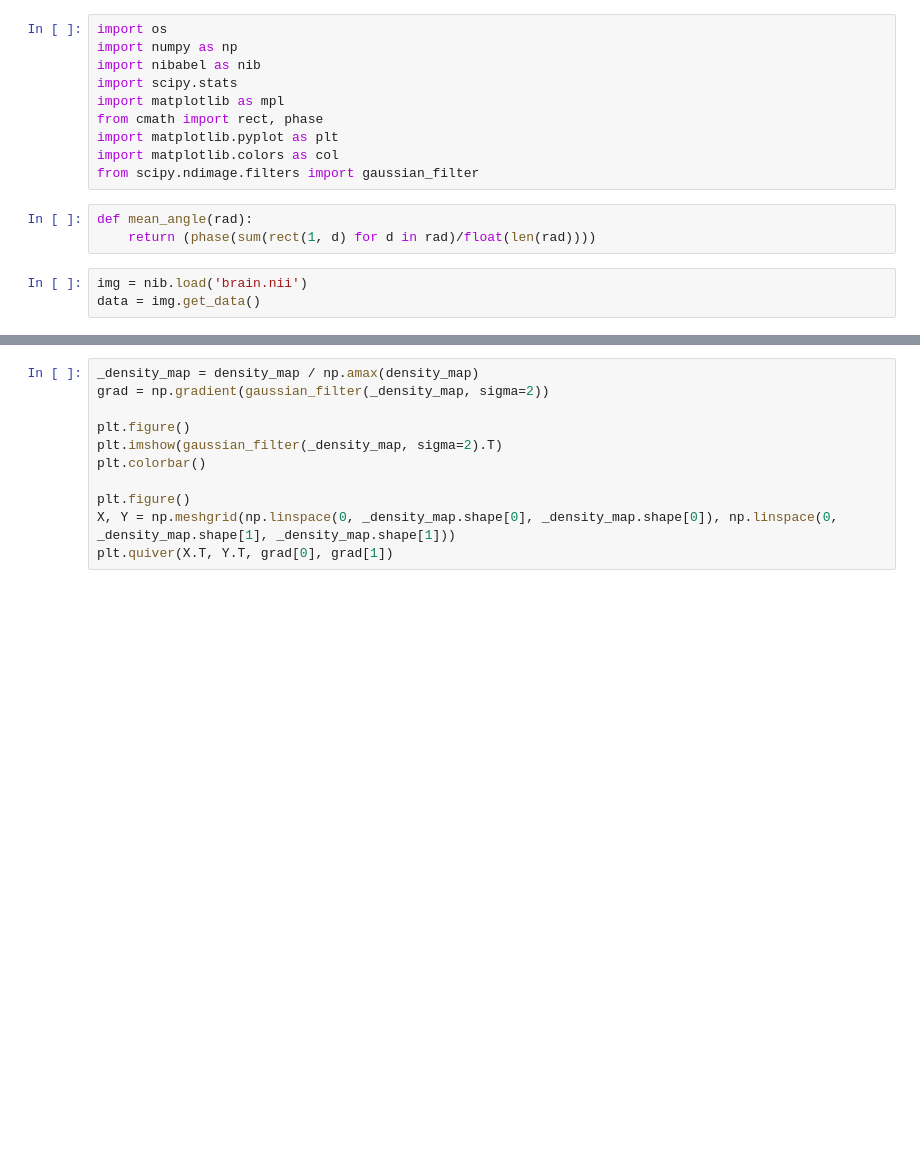
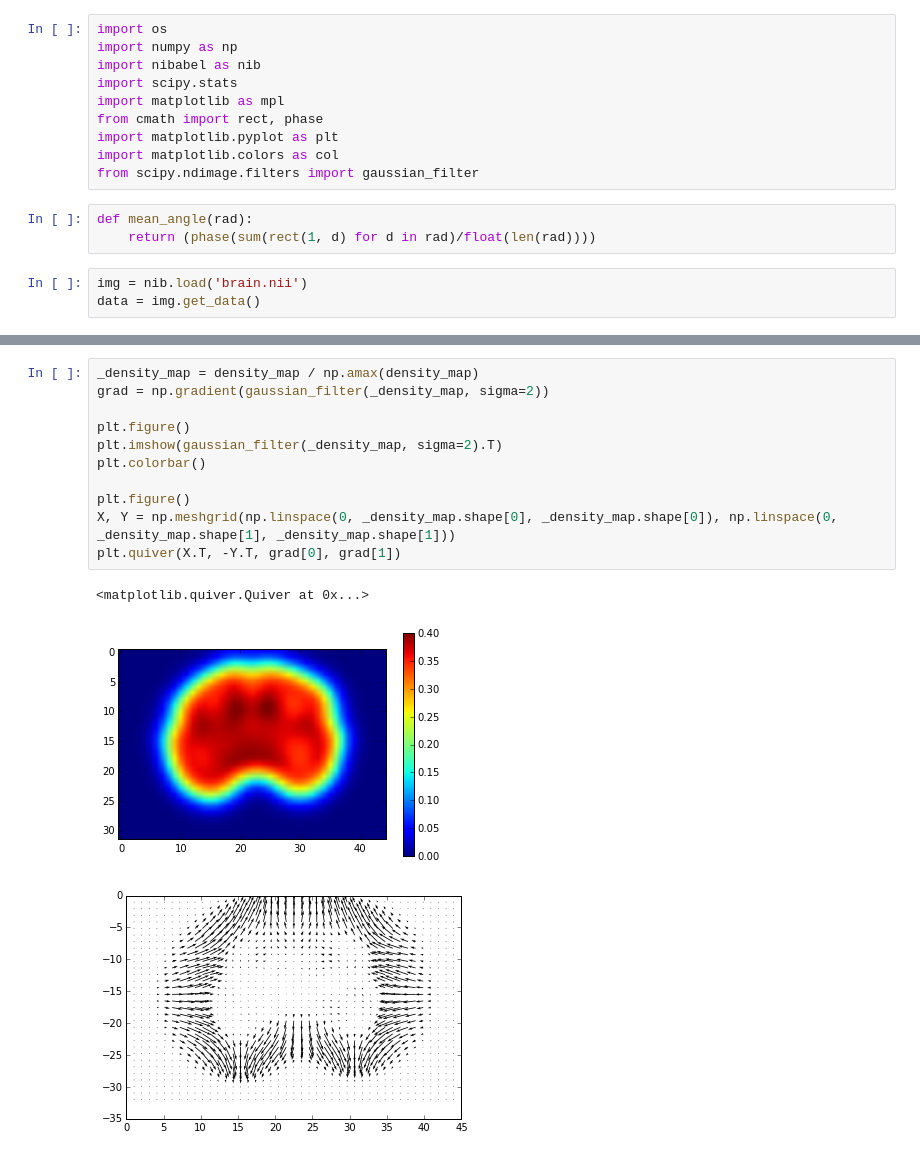
Before and after one commit to aniv0s/FakeTensorImaging, a Jupyter notebook: particle-fixed-stepsize-angle-bins.ipynb, the cells around one changed output, grey strips where cells are left out. Drawn from its saved outputs; the diff is of its cells as text; blank space fills up the shorter version.

```diff
--- a/particle-fixed-stepsize-angle-bins.ipynb
+++ b/particle-fixed-stepsize-angle-bins.ipynb
@@ -228,11 +252,15 @@ plt.colorbar()
 # %%
 _density_map = density_map / np.amax(density_map)
 grad = np.gradient(gaussian_filter(_density_map, sigma=2))
 
 plt.figure()
 plt.imshow(gaussian_filter(_density_map, sigma=2).T)
 plt.colorbar()
 
 plt.figure()
 X, Y = np.meshgrid(np.linspace(0, _density_map.shape[0], _density_map.shape[0]), np.linspace(0, _density_map.shape[1], _density_map.shape[1]))
-plt.quiver(X.T, Y.T, grad[0], grad[1])
+plt.quiver(X.T, -Y.T, grad[0], grad[1])
+# %% [output]
+<matplotlib.quiver.Quiver at 0x...>
+[figure, added]
+[figure, added]
```
Also changed, not shown: parts of 6 cells of this notebook.
